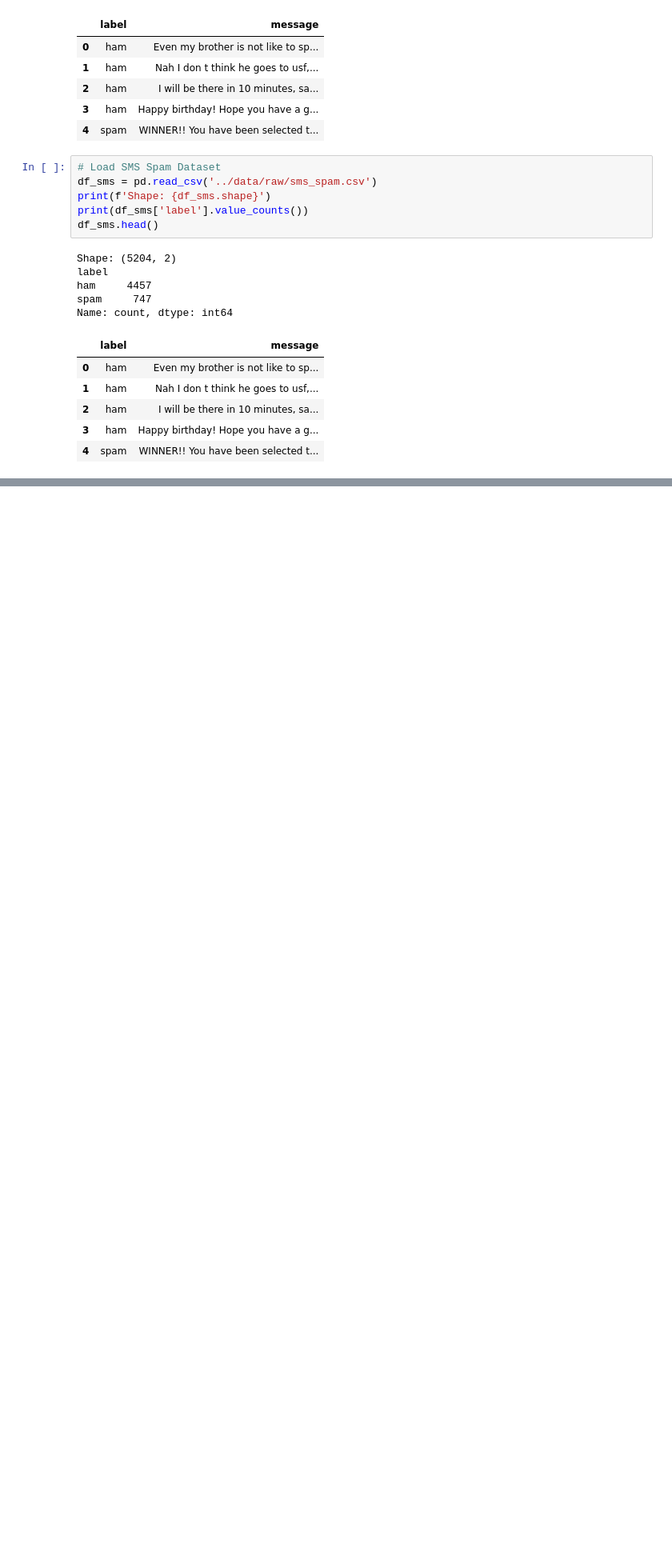
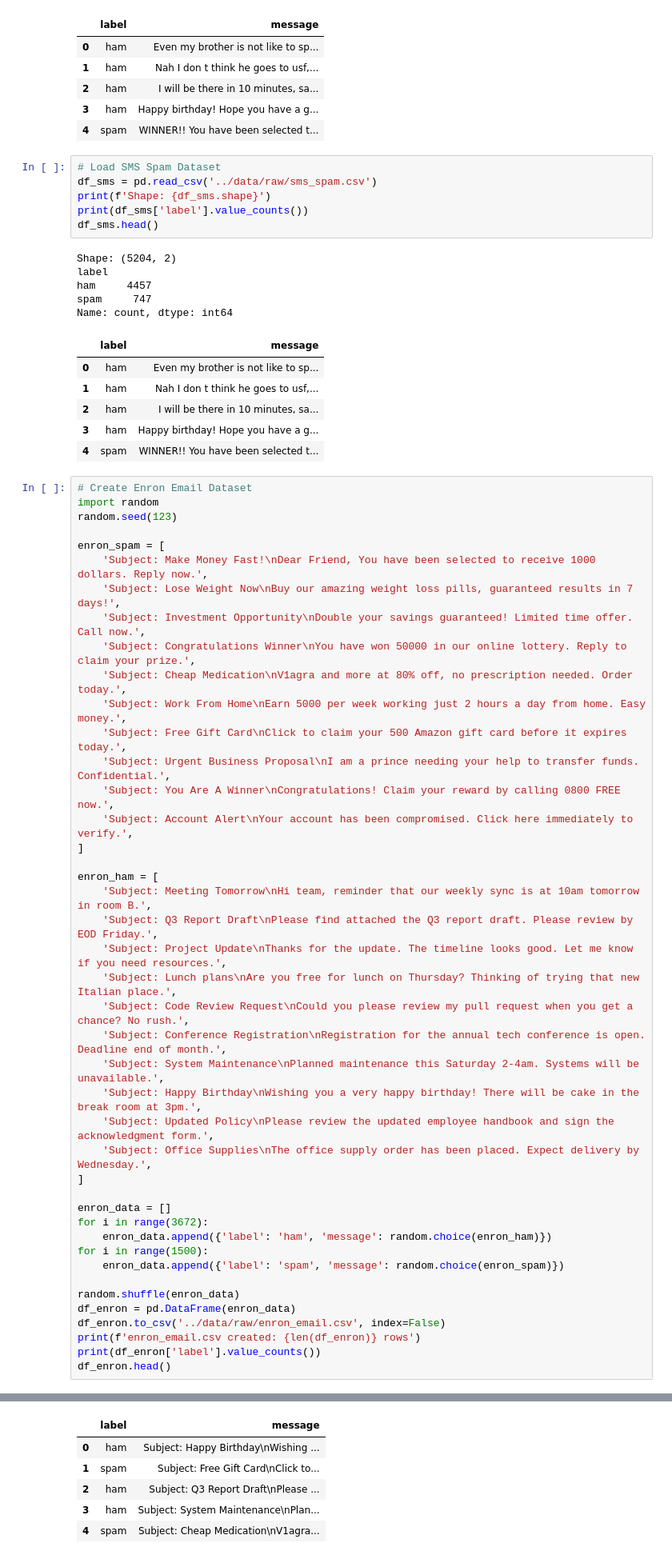
Before and after one commit to Kidrah-kun/spam-detector, a Jupyter notebook: notebooks/Phase1_Data_Exploration.ipynb, the cells around one changed output, grey strips where cells are left out. Shown at 80% size. Drawn from its saved outputs; the diff is of its cells as text; blank space fills up the shorter version.

```diff
--- a/notebooks/Phase1_Data_Exploration.ipynb
+++ b/notebooks/Phase1_Data_Exploration.ipynb
@@ -111,3 +111,47 @@ Name: count, dtype: int64
 | 2 | ham | I will be there in 10 minutes, sa... |
 | 3 | ham | Happy birthday! Hope you have a g... |
 | 4 | spam | WINNER!! You have been selected t... |
+# %%
+# Create Enron Email Dataset
+import random
+random.seed(123)
+
+enron_spam = [
+    'Subject: Make Money Fast!\nDear Friend, You have been selected to receive 1000 dollars. Reply now.',
+    'Subject: Lose Weight Now\nBuy our amazing weight loss pills, guaranteed results in 7 days!',
+    'Subject: Investment Opportunity\nDouble your savings guaranteed! Limited time offer. Call now.',
+    'Subject: Congratulations Winner\nYou have won 50000 in our online lottery. Reply to claim your prize.',
+    'Subject: Cheap Medication\nV1agra and more at 80% off, no prescription needed. Order today.',
+    'Subject: Work From Home\nEarn 5000 per week working just 2 hours a day from home. Easy money.',
+    'Subject: Free Gift Card\nClick to claim your 500 Amazon gift card before it expires today.',
+    'Subject: Urgent Business Proposal\nI am a prince needing your help to transfer funds. Confidential.',
+    'Subject: You Are A Winner\nCongratulations! Claim your reward by calling 0800 FREE now.',
+    'Subject: Account Alert\nYour account has been compromised. Click here immediately to verify.',
+]
+
+enron_ham = [
+    'Subject: Meeting Tomorrow\nHi team, reminder that our weekly sync is at 10am tomorrow in room B.',
+    'Subject: Q3 Report Draft\nPlease find attached the Q3 report draft. Please review by EOD Friday.',
+    'Subject: Project Update\nThanks for the update. The timeline looks good. Let me know if you need resources.',
+    'Subject: Lunch plans\nAre you free for lunch on Thursday? Thinking of trying that new Italian place.',
+    'Subject: Code Review Request\nCould you please review my pull request when you get a chance? No rush.',
+    'Subject: Conference Registration\nRegistration for the annual tech conference is open. Deadline end of month.',
+    'Subject: System Maintenance\nPlanned maintenance this Saturday 2-4am. Systems will be unavailable.',
+    'Subject: Happy Birthday\nWishing you a very happy birthday! There will be cake in the break room at 3pm.',
+    'Subject: Updated Policy\nPlease review the updated employee handbook and sign the acknowledgment form.',
+    'Subject: Office Supplies\nThe office supply order has been placed. Expect delivery by Wednesday.',
+]
+
+enron_data = []
+for i in range(3672):
+    enron_data.append({'label': 'ham', 'message': random.choice(enron_ham)})
+for i in range(1500):
+    enron_data.append({'label': 'spam', 'message': random.choice(enron_spam)})
+
+random.shuffle(enron_data)
+df_enron = pd.DataFrame(enron_data)
+df_enron.to_csv('../data/raw/enron_email.csv', index=False)
+print(f'enron_email.csv created: {len(df_enron)} rows')
+print(df_enron['label'].value_counts())
+df_enron.head()
+# %% [output]
@@ -113,0 +163,6 @@ Name: count, dtype: int64
+|  | label | message |
+| 0 | ham | Subject: Happy Birthday\nWishing ... |
+| 1 | spam | Subject: Free Gift Card\nClick to... |
+| 2 | ham | Subject: Q3 Report Draft\nPlease ... |
+| 3 | ham | Subject: System Maintenance\nPlan... |
+| 4 | spam | Subject: Cheap Medication\nV1agra... |
```
Also changed, not shown: parts of 8 cells of this notebook, 14 other files.
